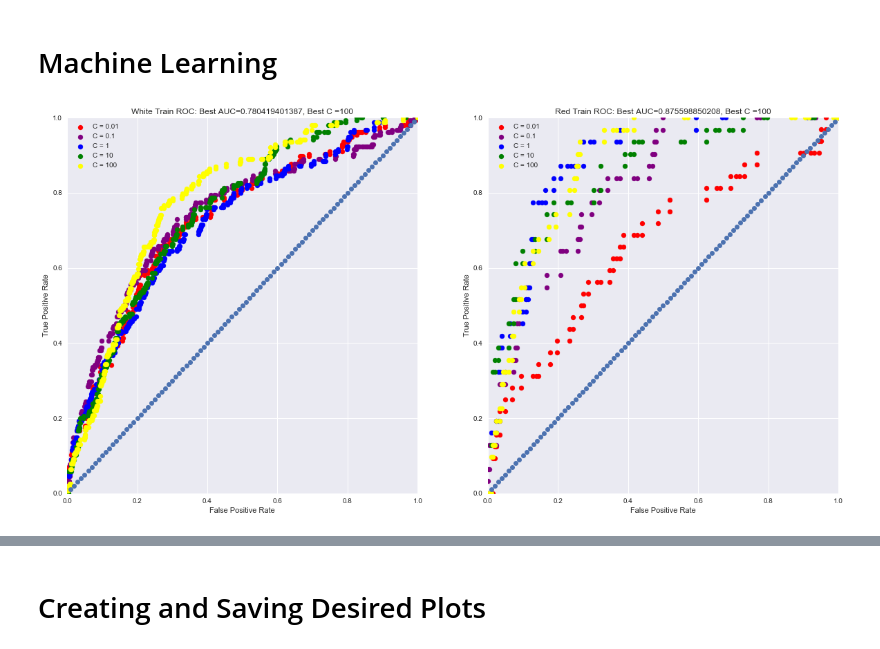
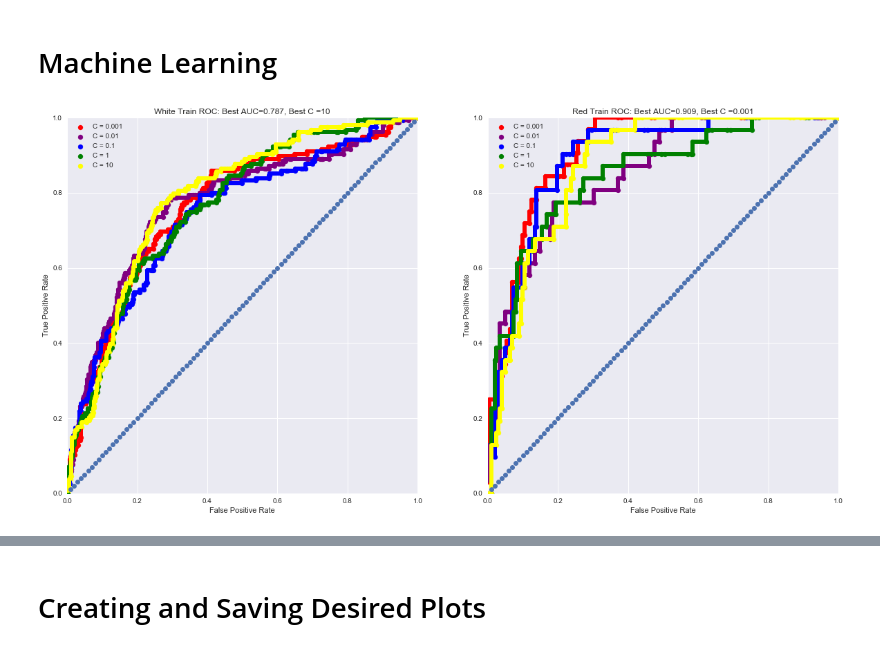
Before and after one commit to zcblack/Springboard, a Jupyter notebook: winequality/Wine Analysis.ipynb, the cells around one changed output, grey strips where cells are left out. Cells and saved outputs as stored; diff of their text form; code cells hidden in the pictures.

```diff
--- a/winequality/Wine Analysis.ipynb
+++ b/winequality/Wine Analysis.ipynb
@@ -383,32 +384,44 @@ from sklearn import metrics
 
 dic2 = {'poor':0, 'good':0, 'excellent':1}
 
-#make cross validation of c values and kfold
-Cs = [0.01, 0.1, 1, 10,100]
-kf = StratifiedKFold(n_splits=5)
 
 
 
-whiteX = white.drop('quality', axis = 1)
-redX = red.drop('quality', axis = 1)
+# data normalization on test data and apply binary values to ecellent and not excellent
+whiteX = whiteNorm.drop('quality', axis = 1)
 whiteTestX = whiteTest.drop('quality', axis = 1)
+for col in cols:
+    whiteTestX[col] = (whiteTestX[col] - whiteTestX[col].mean())/whiteTestX[col].std(ddof=0)
+
+
+redX = redNorm.drop('quality', axis = 1)
 redTestX = redTest.drop('quality', axis = 1)
+for col in cols:
+    redTestX[col] = (redTestX[col] - redTestX[col].mean())/redTestX[col].std(ddof=0)
+
+
 
 white.y = white.quality.replace(dic2)
 red.y = red.quality.replace(dic2)
 whiteTest.y = whiteTest.quality.replace(dic2)
 redTest.y = redTest.quality.replace(dic2)
 # %%
+# logistic regression
 #cross validation for best c using area under curve (auc) of roc curves
 whiteBestC=0
 redBestC=0
-whiteBestAUC=0
-redBestAUC=0
+whiteBestAUCC=0
+redBestAUCC=0
 i = 0
 colors= ['red','purple','blue','green','yellow']
-patches=[]
+
+#make cross validation of c values and kfold
+Cs = [0.001, 0.01, 0.1, 1,10]
+kf = StratifiedKFold(n_splits=5)
+
 # change  figure size
 mpl.rcParams['figure.figsize'] = (20,10)
+sns.set()
 plt.subplot(1,2,1)
 plt.xlim(0,1)
 plt.ylim(0,1)
@@ -421,38 +434,41 @@ for train, test in kf.split(whiteX,white.y):
     preds = lr.predict_proba(whiteX.iloc[test.tolist()])[:,1]
     fpr, tpr, threshold = metrics.roc_curve(white.y.iloc[test.tolist()], preds)
     auc = metrics.auc(fpr,tpr)
-    if auc>whiteBestAUC:
+    if auc>whiteBestAUCC:
         whiteBestC=Cs[i]
-        whiteBestAUC=auc
+        whiteBestAUCC=auc
     i += 1
     plt.scatter(x=fpr, y=tpr, c = colors[i-1],label='C = '+str(Cs[i-1]))
+    plt.plot(fpr,tpr, color = colors[i-1], linewidth=6.0)
 plt.legend()
-plt.title('White Train ROC: Best AUC='+str(auc)+', Best C ='+str(Cs[i-1]))
+plt.title('White Train ROC: Best AUC='+str(round(whiteBestAUCC,3))+', Best C ='+str(whiteBestC))
 x = np.arange(1, 100)/100
 y=x
 plt.plot(x,y,'o')
 
 i = 0
+
 plt.subplot(1,2,2)
 plt.xlim(0,1)
 plt.ylim(0,1)
 plt.xlabel('False Positive Rate')
 plt.ylabel('True Positive Rate')
 for train, test in kf.split(redX,red.y):
     lr = LogisticRegression(C=Cs[i])
     lr.fit(redX.iloc[train.tolist()],red.y.iloc[train.tolist()])
     preds = lr.predict_proba(redX.iloc[test.tolist()])[:,1]
     fpr, tpr, threshold = metrics.roc_curve(red.y.iloc[test.tolist()], preds)
     auc = metrics.auc(fpr,tpr)
-    if auc>redBestAUC:
+    if auc>redBestAUCC:
         redBestC=Cs[i]
-        redBestAUC=auc
+        redBestAUCC=auc
     i+=1
     plt.scatter(x=fpr, y=tpr, c  = colors[i-1],label='C = '+str(Cs[i-1]))
+    plt.plot(fpr,tpr, color = colors[i-1], linewidth=6.0)
 plt.legend()
-plt.title('Red Train ROC: Best AUC='+str(auc)+', Best C ='+str(Cs[i-1]))
+plt.title('Red Train ROC: Best AUC='+str(round(redBestAUCC,3))+', Best C ='+str(redBestC))
 plt.plot(x,y,'o')
-plt.savefig('ROCtrain.png')
+plt.savefig('ROCLogRegTrain.png')
 plt.show()
 # %% [output]
-[figure, old version]
+[figure, new version]
```
Also changed, not shown: parts of 10 cells of this notebook, 6 other files.
